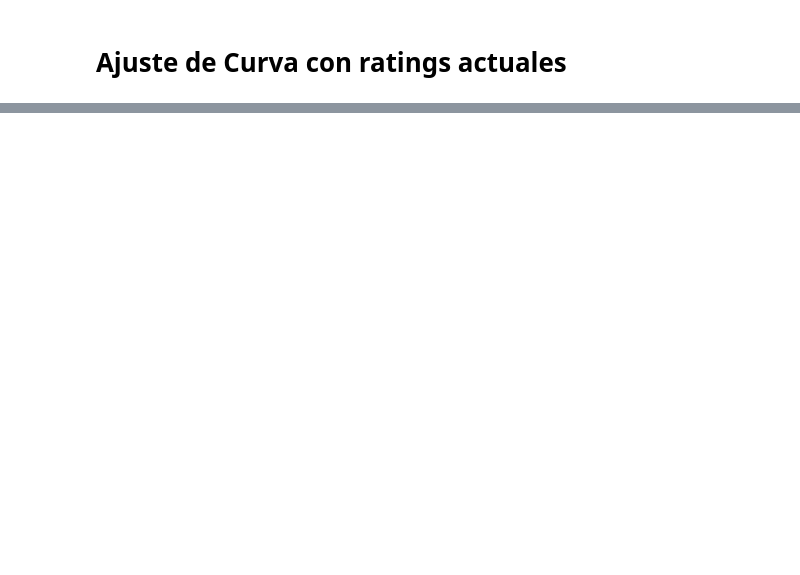
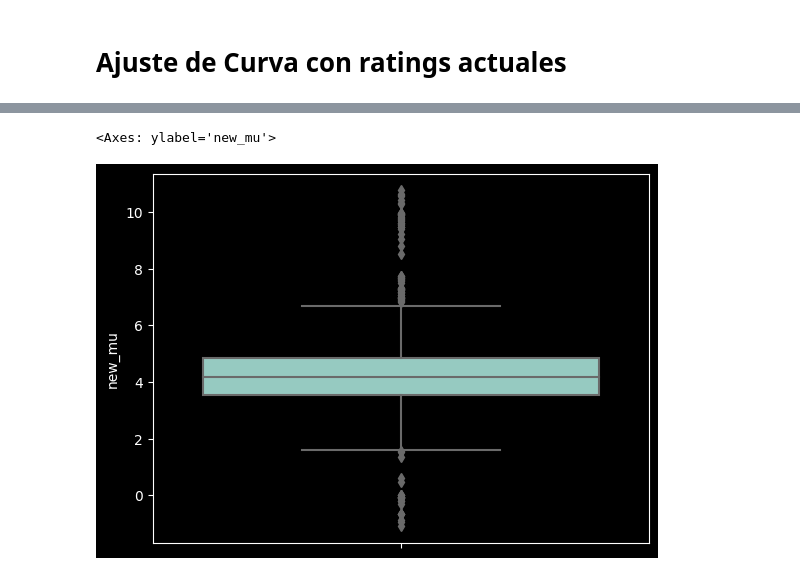
Before and after one commit to sdandois/RAAGo, a Jupyter notebook: aago_ranking/ratings/trueskill/TrueSkillPlayground.ipynb, the cells around one changed output, grey strips where cells are left out. Cells and saved outputs as stored; diff of their text form; code cells hidden in the pictures; blank space fills up the shorter version.

```diff
--- a/aago_ranking/ratings/trueskill/TrueSkillPlayground.ipynb
+++ b/aago_ranking/ratings/trueskill/TrueSkillPlayground.ipynb
@@ -230,0 +259,9 @@ model.fit(x,y)
+# %%
+merged_ratings['new_mu'].max()
+
+
+
+sns.boxplot(y='new_mu' ,data=merged_ratings)
+# %% [output]
+<Axes: ylabel='new_mu'>
+[figure, added]
```
Also changed, not shown: parts of 15 cells of this notebook, 5 other files.
